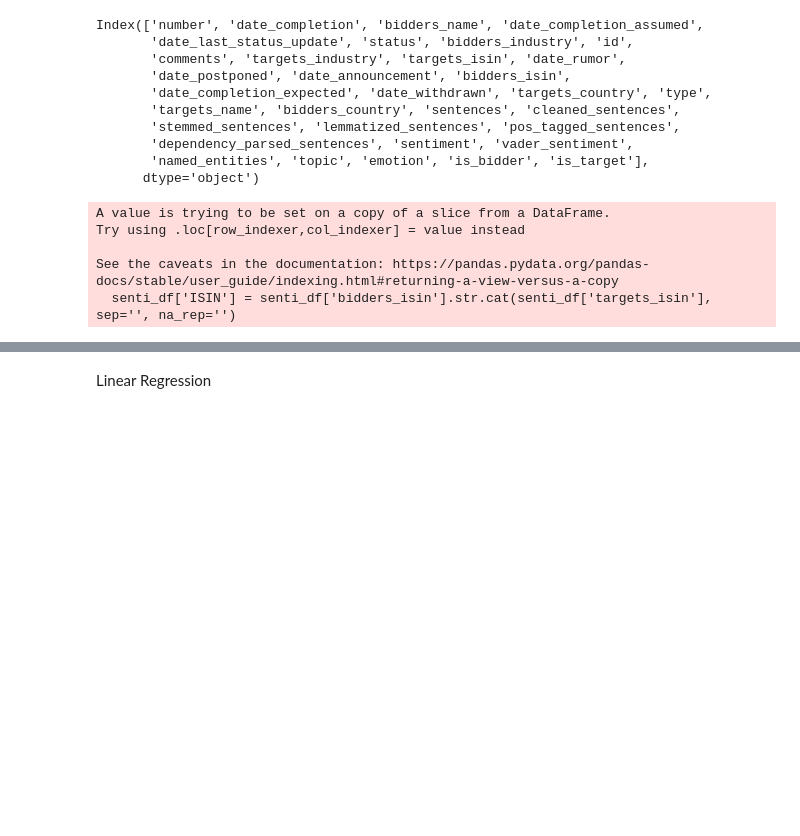
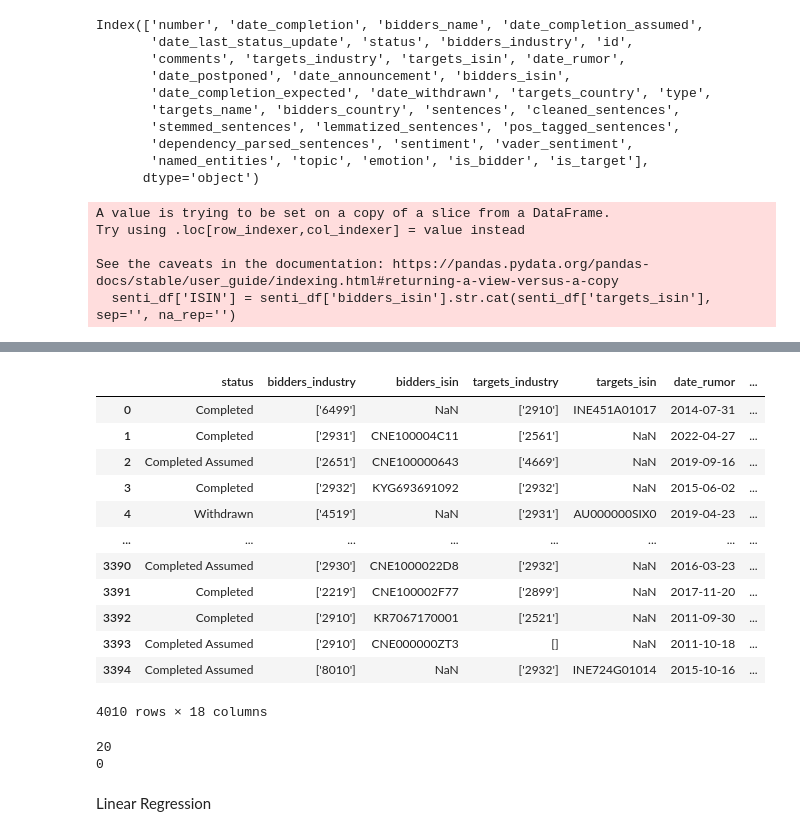
Before and after one commit to grallv/DSB2, a Jupyter notebook: combine_regression.ipynb, the cells around one changed output, grey strips where cells are left out. Cells and saved outputs as stored; diff of their text form; code cells hidden in the pictures; blank space fills up the shorter version.

```diff
--- a/combine_regression.ipynb
+++ b/combine_regression.ipynb
@@ -85,0 +119,3 @@ senti_df.head()
+# %%
+# search for ISIN DE0007856023 in stock_ret
+stock_returns = stock_ret[stock_ret['ISIN'] == 'DE0007856023'].iloc[:, 1:]
@@ -86,3 +195,34 @@ senti_df.head()
+# %%
+senti_df
+# %% [output]
+|  | status | bidders_industry | bidders_isin | targets_industry | targets_isin | date_rumor | ... |
+| 0 | Completed | ['6499'] | NaN | ['2910'] | INE451A01017 | 2014-07-31 | ... |
+| 1 | Completed | ['2931'] | CNE100004C11 | ['2561'] | NaN | 2022-04-27 | ... |
+| 2 | Completed Assumed | ['2651'] | CNE100000643 | ['4669'] | NaN | 2019-09-16 | ... |
+| 3 | Completed | ['2932'] | KYG693691092 | ['2932'] | NaN | 2015-06-02 | ... |
+| 4 | Withdrawn | ['4519'] | NaN | ['2931'] | AU000000SIX0 | 2019-04-23 | ... |
+| ... | ... | ... | ... | ... | ... | ... | ... |
+| 3390 | Completed Assumed | ['2930'] | CNE1000022D8 | ['2932'] | NaN | 2016-03-23 | ... |
+| 3391 | Completed | ['2219'] | CNE100002F77 | ['2899'] | NaN | 2017-11-20 | ... |
+| 3392 | Completed | ['2910'] | KR7067170001 | ['2521'] | NaN | 2011-09-30 | ... |
+| 3393 | Completed Assumed | ['2910'] | CNE000000ZT3 | [] | NaN | 2011-10-18 | ... |
+| 3394 | Completed Assumed | ['8010'] | NaN | ['2932'] | INE724G01014 | 2015-10-16 | ... |
+4010 rows × 18 columns
+# %%
+# Merge on ISIN
+merged_data = pd.merge(senti_df, stock_ret, on='ISIN', how='inner')
+
+# check if nan values are present
+print(merged_data['CARs'].isnull().sum())
+
+# drop nan values
+merged_data = merged_data.dropna(subset=['CARs'])
+
+# check if nan values are present
+print(merged_data['CARs'].isnull().sum())
+# %% [output]
+20
+0
 # %%
 # Define dependent variable (CAR bzw. CAAR) and independent variables (Sentiment, Market Returns, ...)
 
```
Also changed, not shown: parts of 27 cells of this notebook.
